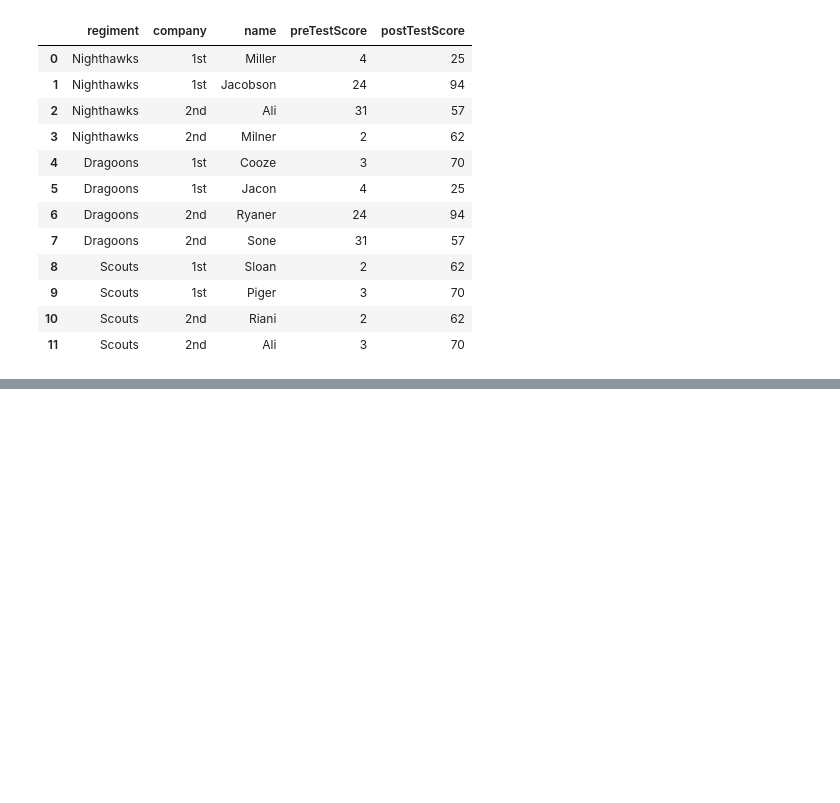
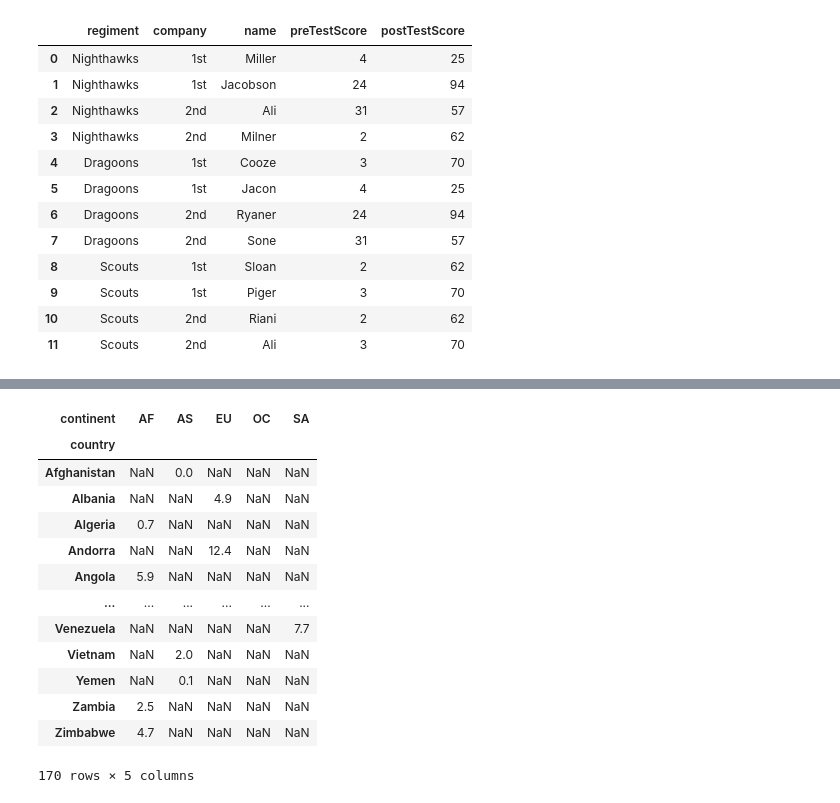
Before and after one commit to manishgurungxon/MachineLearningPy, a Jupyter notebook: pythonpandasMergingandgrouping.ipynb, the cells around one changed output, grey strips where cells are left out. Cells and saved outputs as stored; diff of their text form; code cells hidden in the pictures; blank space fills up the shorter version.

```diff
--- a/pythonpandasMergingandgrouping.ipynb
+++ b/pythonpandasMergingandgrouping.ipynb
@@ -116,0 +174,17 @@ company_data
+# %%
+drinks.groupby(["country","continent"]).total_litres_of_pure_alcohol.max().unstack()
+# %% [output]
+| continent | AF | AS | EU | OC | SA |
+| country |  |  |  |  |  |
+| Afghanistan | NaN | 0.0 | NaN | NaN | NaN |
+| Albania | NaN | NaN | 4.9 | NaN | NaN |
+| Algeria | 0.7 | NaN | NaN | NaN | NaN |
+| Andorra | NaN | NaN | 12.4 | NaN | NaN |
+| Angola | 5.9 | NaN | NaN | NaN | NaN |
+| ... | ... | ... | ... | ... | ... |
+| Venezuela | NaN | NaN | NaN | NaN | 7.7 |
+| Vietnam | NaN | 2.0 | NaN | NaN | NaN |
+| Yemen | NaN | 0.1 | NaN | NaN | NaN |
+| Zambia | 2.5 | NaN | NaN | NaN | NaN |
+| Zimbabwe | 4.7 | NaN | NaN | NaN | NaN |
+170 rows × 5 columns
```
Also changed, not shown: parts of 10 cells of this notebook.
